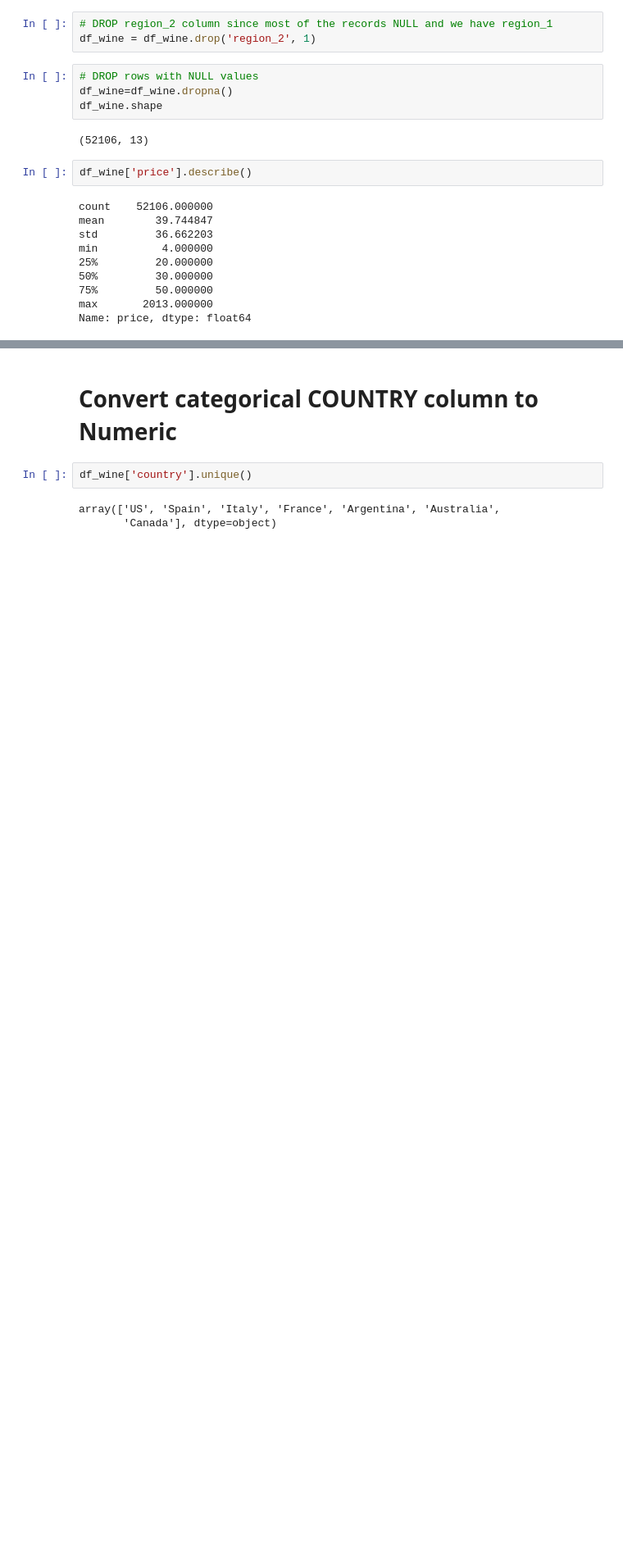
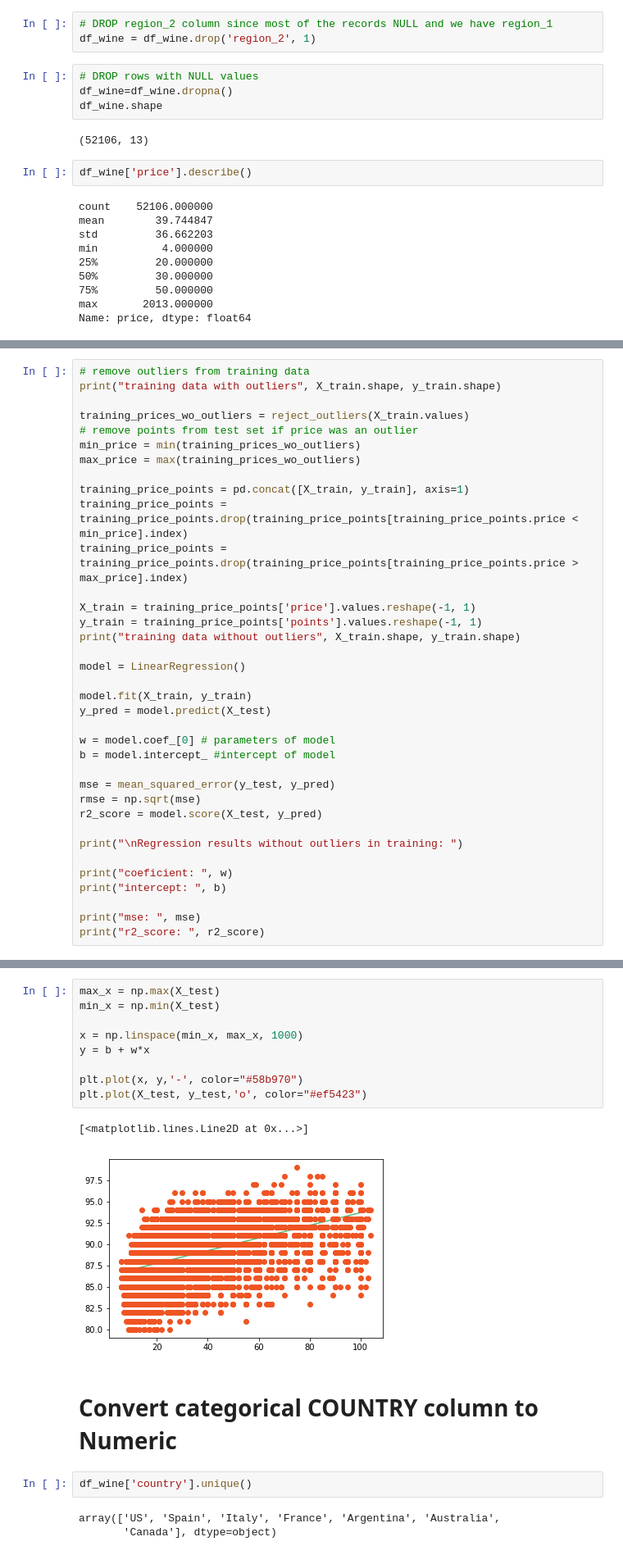
Before and after one commit to RoxanaTapia/WinePredictor, a Jupyter notebook: WinePointPrediction_dropNull-v2-Outlier Detection.ipynb, the cells around one changed output, grey strips where cells are left out. Shown: that part at 82% size. Cells and saved outputs as stored; diff of their text form; blank space fills up the shorter version.

```diff
--- a/WinePointPrediction_dropNull-v2-Outlier Detection.ipynb
+++ b/WinePointPrediction_dropNull-v2-Outlier Detection.ipynb
@@ -100,0 +154,36 @@ without outliers:  50553
+# %%
+# remove outliers from training data
+print("training data with outliers", X_train.shape, y_train.shape)
+
+training_prices_wo_outliers = reject_outliers(X_train.values)
+# remove points from test set if price was an outlier
+min_price = min(training_prices_wo_outliers)
+max_price = max(training_prices_wo_outliers)
+
+training_price_points = pd.concat([X_train, y_train], axis=1)
+training_price_points = training_price_points.drop(training_price_points[training_price_points.price < min_price].index)
+training_price_points = training_price_points.drop(training_price_points[training_price_points.price > max_price].index)
+
+X_train = training_price_points['price'].values.reshape(-1, 1)
+y_train = training_price_points['points'].values.reshape(-1, 1)
+print("training data without outliers", X_train.shape, y_train.shape)
+
+model = LinearRegression()
+
+model.fit(X_train, y_train)
+y_pred = model.predict(X_test)
+
+w = model.coef_[0] # parameters of model
+b = model.intercept_ #intercept of model
+
+mse = mean_squared_error(y_test, y_pred)
+rmse = np.sqrt(mse)
+r2_score = model.score(X_test, y_pred)
+
+print("\nRegression results without outliers in training: ")
+
+print("coeficient: ", w)
+print("intercept: ", b)
+
+print("mse: ", mse)
+print("r2_score: ", r2_score)
@@ -101,3 +199,15 @@ without outliers:  50553
+# %%
+max_x = np.max(X_test)
+min_x = np.min(X_test)
+
+x = np.linspace(min_x, max_x, 1000)
+y = b + w*x
+
+plt.plot(x, y,'-', color="#58b970")
+plt.plot(X_test, y_test,'o', color="#ef5423")
+# %% [output]
+[<matplotlib.lines.Line2D at 0x...>]
+[figure, added]
 # %% [markdown]
 # Convert categorical COUNTRY column to Numeric
 # %%
```
Also changed, not shown: parts of 9 cells of this notebook, 2 other files.
